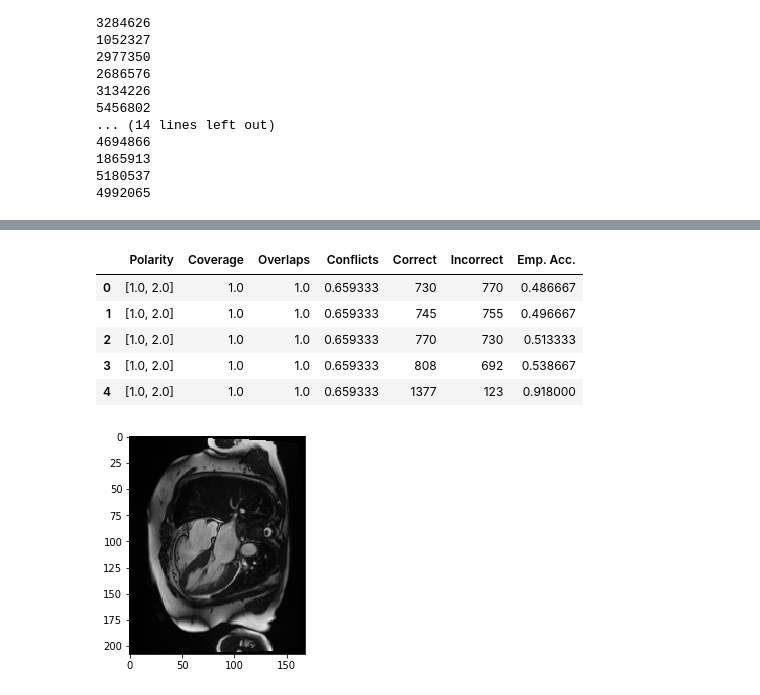
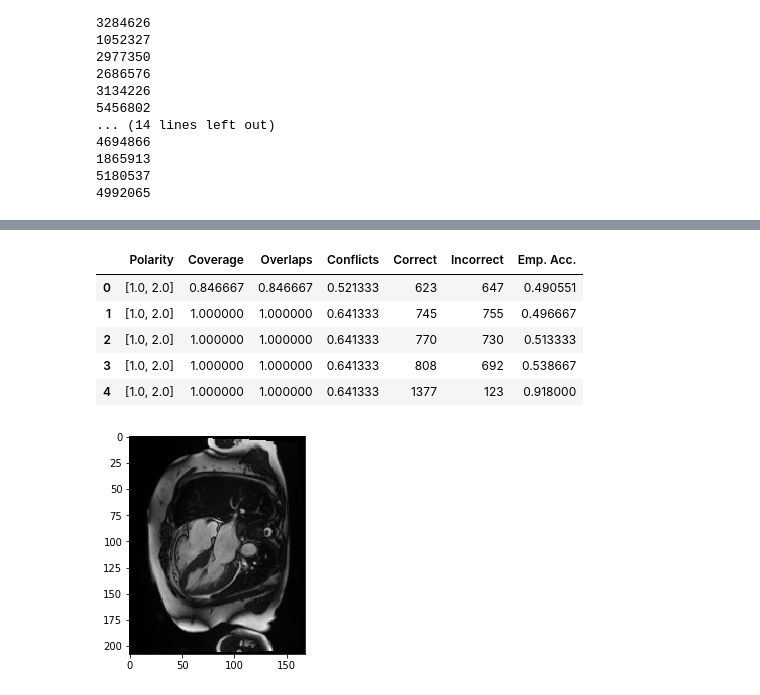
Before and after one commit to AshRamty/heart_mri, a Jupyter notebook: scripts/labelling_functions_1.ipynb, the cells around one changed output, grey strips where cells are left out. Cells and saved outputs as stored; diff of their text form; code cells hidden in the pictures.

```diff
--- a/scripts/labelling_functions_1.ipynb
+++ b/scripts/labelling_functions_1.ipynb
@@ -407,10 +382,14 @@ avg_area_intensity = np.mean(area_intensity,axis=0)
 avg_perimeter_intensity = np.mean(perimeter_intensity,axis=0)
 
 # selecting thresholds based on average images
-area_thresh = 500
-perimeter_thresh = 92
-area_intensity_thresh = 3.6
-perimeter_intensity_thresh = 0.77
+area_thresh_high = 520
+area_thresh_low = 470
+perimeter_thresh_high = 92
+perimeter_thresh_low = 92
+area_intensity_thresh_high = 3.6
+area_intensity_thresh_low = 3.6
+perimeter_intensity_thresh_high = 0.77
+perimeter_intensity_thresh_low = 0.77
 
 plt.figure()
 plt.plot(np.arange(50),np.mean(image_labels,axis=0),label = 'ground truth labels')
@@ -419,25 +398,29 @@ plt.ylabel('average ground truth label')
 
 plt.figure()
 plt.plot(np.arange(50),avg_area, label = 'area')
-plt.plot(np.arange(50),area_thresh*np.ones((50,)),'--',label = 'threshold')
+plt.plot(np.arange(50),area_thresh_high*np.ones((50,)),'--',label = 'threshold')
+plt.plot(np.arange(50),area_thresh_low*np.ones((50,)),'--',label = 'threshold')
 plt.xlabel('frame number')
 plt.ylabel('average area')
 
 plt.figure()
 plt.plot(np.arange(50),avg_perimeter, label = 'perimeter')
-plt.plot(np.arange(50),perimeter_thresh*np.ones((50,)),'--',label = 'threshold')
+plt.plot(np.arange(50),perimeter_thresh_high*np.ones((50,)),'--',label = 'threshold')
+plt.plot(np.arange(50),perimeter_thresh_low*np.ones((50,)),'--',label = 'threshold')
 plt.xlabel('frame number')
 plt.ylabel('average perimeter')
 
 plt.figure()
 plt.plot(np.arange(50),avg_area_intensity, label = 'average intensity within area')
-plt.plot(np.arange(50),area_intensity_thresh*np.ones((50,)),'--',label = 'threshold')
+plt.plot(np.arange(50),area_intensity_thresh_high*np.ones((50,)),'--',label = 'threshold')
+plt.plot(np.arange(50),area_intensity_thresh_low*np.ones((50,)),'--',label = 'threshold')
 plt.xlabel('frame number')
 plt.ylabel('average intensity within area')
 
 plt.figure()
 plt.plot(np.arange(50),avg_perimeter_intensity, label = 'average intensity on boundary')
-plt.plot(np.arange(50),perimeter_intensity_thresh*np.ones((50,)),'--',label = 'threshold')
+plt.plot(np.arange(50),perimeter_intensity_thresh_high*np.ones((50,)),'--',label = 'threshold')
+plt.plot(np.arange(50),perimeter_intensity_thresh_low*np.ones((50,)),'--',label = 'threshold')
 plt.xlabel('frame number')
 plt.ylabel('average intensity on boundary')
 
@@ -456,32 +439,37 @@ Text(0, 0.5, 'label prior')
 # %%
 # evaluating labelling functions using metal metrics
 area_label = np.zeros(area.shape)
 perimeter_label = np.zeros(area.shape)
 area_intensity_label = np.zeros(area.shape)
 perimeter_intensity_label = np.zeros(area.shape)
 
-area_label[area >= area_thresh] = 1.0
-perimeter_label[perimeter >= perimeter_thresh] = 1.0
-area_intensity_label[area_intensity >= area_intensity_thresh] = 1.0
-perimeter_intensity_label[perimeter_intensity >= perimeter_intensity_thresh] = 1.0
+area_label[area >= area_thresh_high] = 2.0
+area_label[area <= area_thresh_low] = 1.0
+perimeter_label[perimeter >= perimeter_thresh_high] = 2.0
+perimeter_label[perimeter <= perimeter_thresh_low] = 1.0
+area_intensity_label[area_intensity >= area_intensity_thresh_high] = 2.0
+area_intensity_label[area_intensity <= area_intensity_thresh_low] = 1.0
+perimeter_intensity_label[perimeter_intensity >= perimeter_intensity_thresh_high] = 2.0
+perimeter_intensity_label[perimeter_intensity <= perimeter_intensity_thresh_low] = 1.0
 
 #print(image_labels[0,:])
 #print(area_label[0,:])
 
-L = np.stack((area_label,perimeter_label,area_intensity_label,perimeter_intensity_label,label_prior),axis=2) #(30,50,5)
+L = np.stack((area_label,perimeter_label,area_intensity_label,perimeter_intensity_label,label_prior+1),axis=2)
+#(30,50,5)
 Y = image_labels # (30,50)
 L = np.reshape(L,(len(labels)*50,5)) # (1500,5)
 Y = Y.flatten() #(1500,)
 
 from metal.analysis import lf_summary
-lf_summary(csr_matrix(L+1),csr_matrix(Y+1))
+lf_summary(csr_matrix(L),csr_matrix(Y+1))
 # %% [output]
 |  | Polarity | Coverage | Overlaps | Conflicts | Correct | Incorrect | Emp. Acc. |
-| 0 | [1.0, 2.0] | 1.0 | 1.0 | 0.659333 | 730 | 770 | 0.486667 |
-| 1 | [1.0, 2.0] | 1.0 | 1.0 | 0.659333 | 745 | 755 | 0.496667 |
-| 2 | [1.0, 2.0] | 1.0 | 1.0 | 0.659333 | 770 | 730 | 0.513333 |
-| 3 | [1.0, 2.0] | 1.0 | 1.0 | 0.659333 | 808 | 692 | 0.538667 |
-| 4 | [1.0, 2.0] | 1.0 | 1.0 | 0.659333 | 1377 | 123 | 0.918000 |
+| 0 | [1.0, 2.0] | 0.846667 | 0.846667 | 0.521333 | 623 | 647 | 0.490551 |
+| 1 | [1.0, 2.0] | 1.000000 | 1.000000 | 0.641333 | 745 | 755 | 0.496667 |
+| 2 | [1.0, 2.0] | 1.000000 | 1.000000 | 0.641333 | 770 | 730 | 0.513333 |
+| 3 | [1.0, 2.0] | 1.000000 | 1.000000 | 0.641333 | 808 | 692 | 0.538667 |
+| 4 | [1.0, 2.0] | 1.000000 | 1.000000 | 0.641333 | 1377 | 123 | 0.918000 |
 # %%
 # printing out example key
 labels.keys()
```
Also changed, not shown: parts of 7 cells of this notebook, 2 other files.
